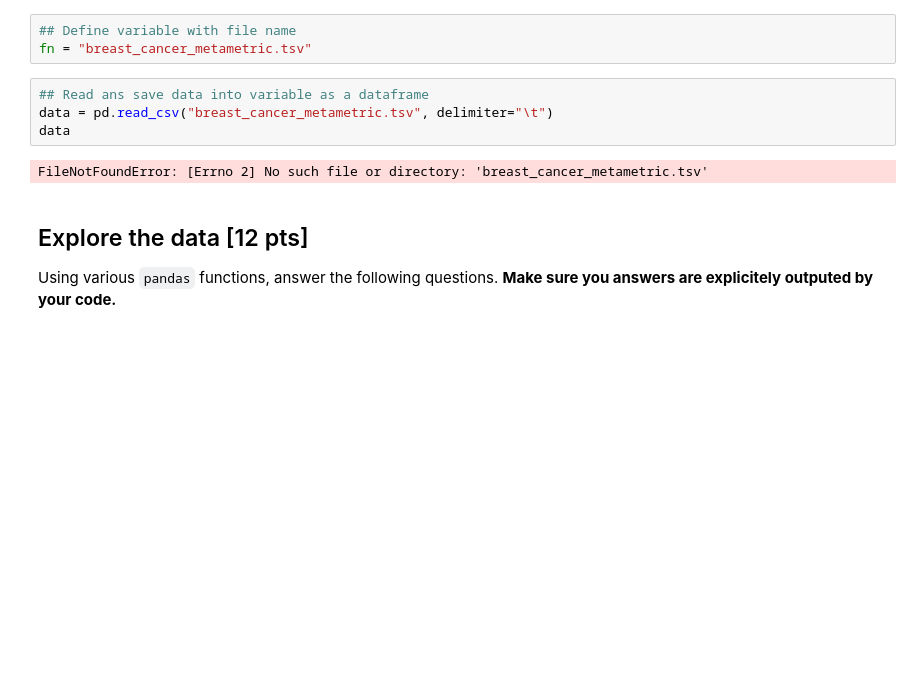
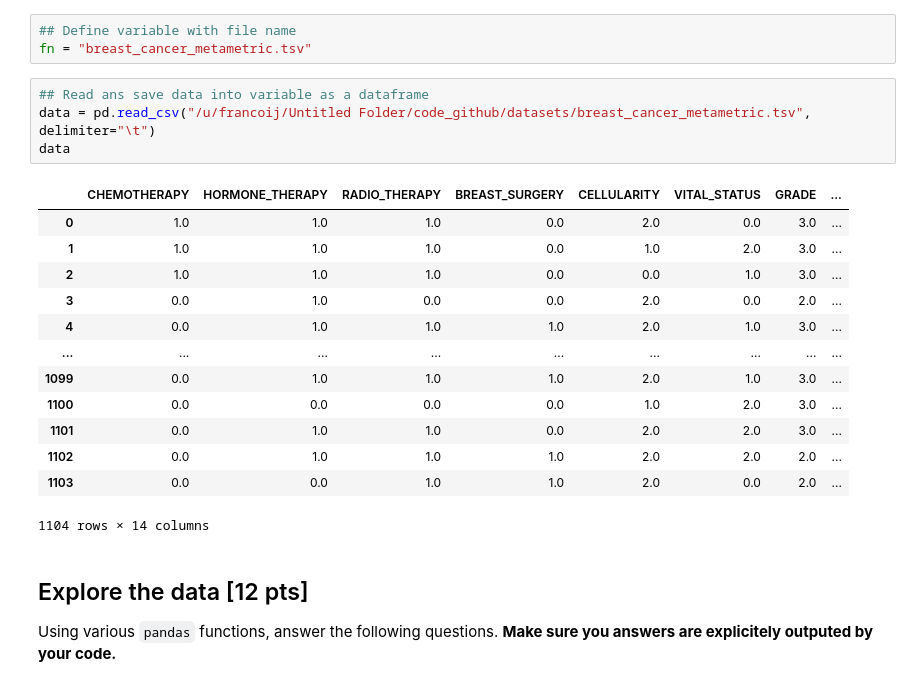
Before and after one commit to justinefrancois/S24_data_analysis, a Jupyter notebook: notebooks/CM3exercises_visualization.ipynb, the cells around one changed output. Saved outputs shown, nothing was run; the diff lists cells and outputs as text; blank space fills up the shorter version.

```diff
--- a/notebooks/CM3exercises_visualization.ipynb
+++ b/notebooks/CM3exercises_visualization.ipynb
@@ -29,10 +29,22 @@ Download the <code>breast_cancer_metametric.tsv</code> dataset from StudiUM and
 fn = "breast_cancer_metametric.tsv"
 # %%
 ## Read ans save data into variable as a dataframe
-data = pd.read_csv("breast_cancer_metametric.tsv", delimiter="\t")
+data = pd.read_csv("/u/francoij/Untitled Folder/code_github/datasets/breast_cancer_metametric.tsv", delimiter="\t")
 data
 # %% [output]
+|  | CHEMOTHERAPY | HORMONE_THERAPY | RADIO_THERAPY | BREAST_SURGERY | CELLULARITY | VITAL_STATUS | GRADE | ... |
+| 0 | 1.0 | 1.0 | 1.0 | 0.0 | 2.0 | 0.0 | 3.0 | ... |
+| 1 | 1.0 | 1.0 | 1.0 | 0.0 | 1.0 | 2.0 | 3.0 | ... |
+| 2 | 1.0 | 1.0 | 1.0 | 0.0 | 0.0 | 1.0 | 3.0 | ... |
+| 3 | 0.0 | 1.0 | 0.0 | 0.0 | 2.0 | 0.0 | 2.0 | ... |
+| 4 | 0.0 | 1.0 | 1.0 | 1.0 | 2.0 | 1.0 | 3.0 | ... |
+| ... | ... | ... | ... | ... | ... | ... | ... | ... |
+| 1099 | 0.0 | 1.0 | 1.0 | 1.0 | 2.0 | 1.0 | 3.0 | ... |
+| 1100 | 0.0 | 0.0 | 0.0 | 0.0 | 1.0 | 2.0 | 3.0 | ... |
+| 1101 | 0.0 | 1.0 | 1.0 | 0.0 | 2.0 | 2.0 | 3.0 | ... |
+| 1102 | 0.0 | 1.0 | 1.0 | 1.0 | 2.0 | 2.0 | 2.0 | ... |
+| 1103 | 0.0 | 0.0 | 1.0 | 1.0 | 2.0 | 0.0 | 2.0 | ... |
-FileNotFoundError: [Errno 2] No such file or directory: 'breast_cancer_metametric.tsv'
+1104 rows × 14 columns
 # %% [markdown]
 ## Explore the data [12 pts]
 
```
Also changed, not shown: parts of 1 cell of this notebook, 6 other files.
